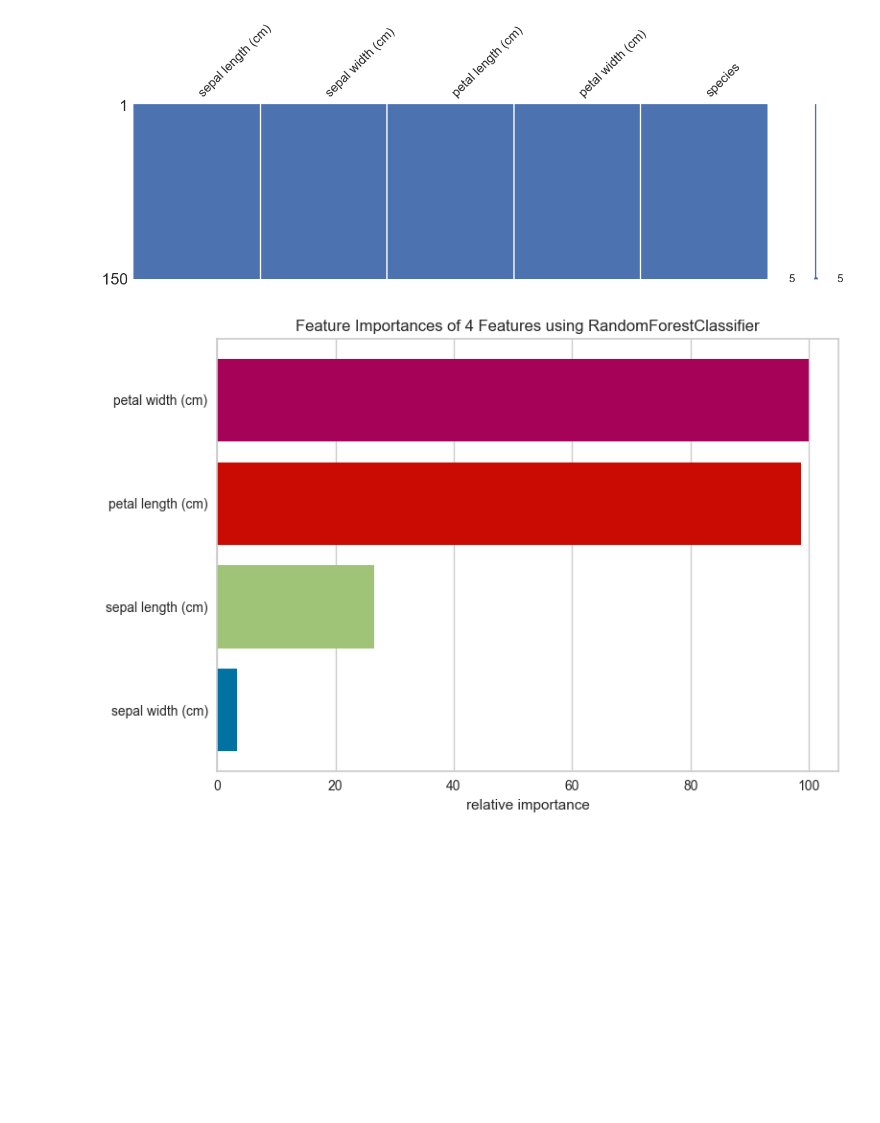
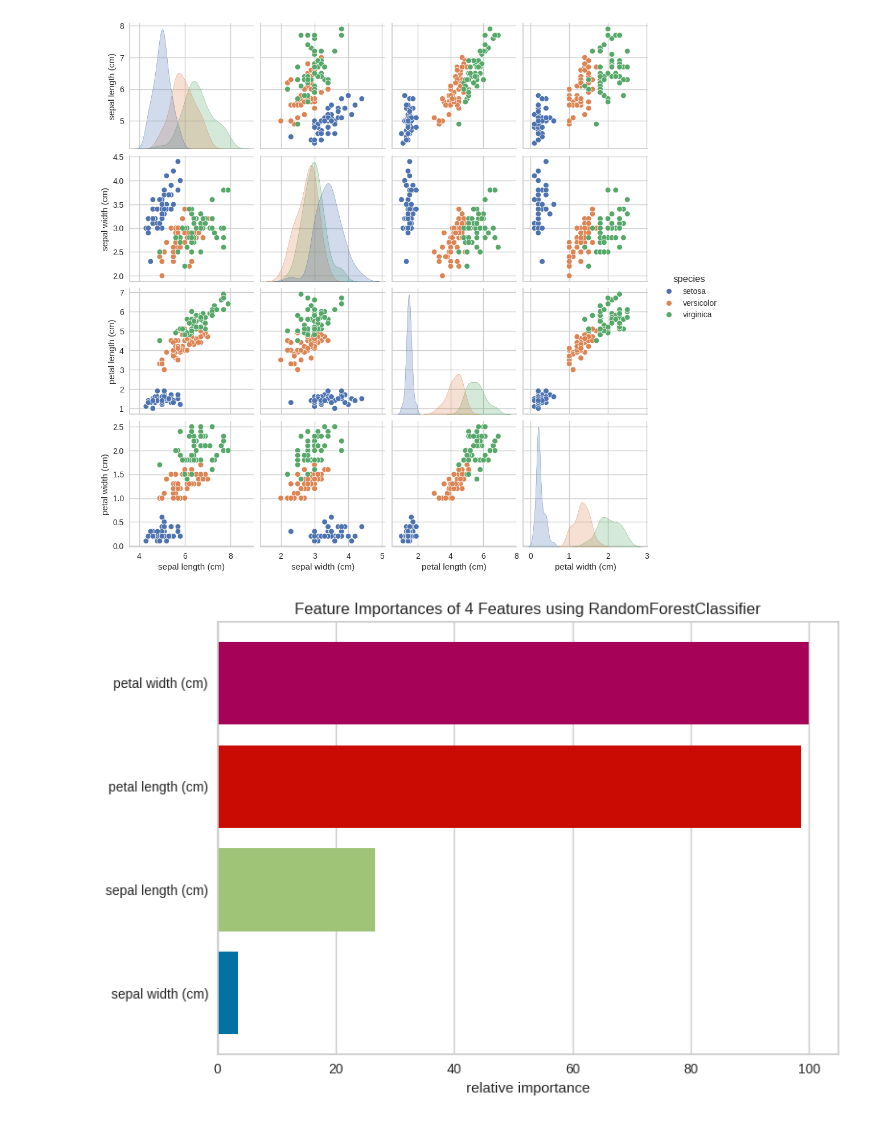
Before and after one commit to adamelliotfields/lab, a Jupyter notebook: notebooks/notebook.ipynb, the cells around one changed output. Drawn from its saved outputs; the diff is of its cells as text; code cells hidden in the pictures; blank space fills up the shorter version.

```diff
--- a/notebooks/notebook.ipynb
+++ b/notebooks/notebook.ipynb
@@ -29,7 +39,8 @@ df["species"] = pd.Categorical.from_codes(y, target_names)
 # %%
 palette = sns.color_palette("deep", len(target_names))
 color = dict(zip(target_names, palette))
-msno.matrix(df, color=color["setosa"], figsize=(16, 4))  # no missing in iris
+
+sns.pairplot(df, hue="species", palette=color, diag_kind="kde")
 plt.show()
 # %% [output]
-[figure, old version]
+[figure, new version]
```
Also changed, not shown: parts of 5 cells of this notebook, 9 other files.
